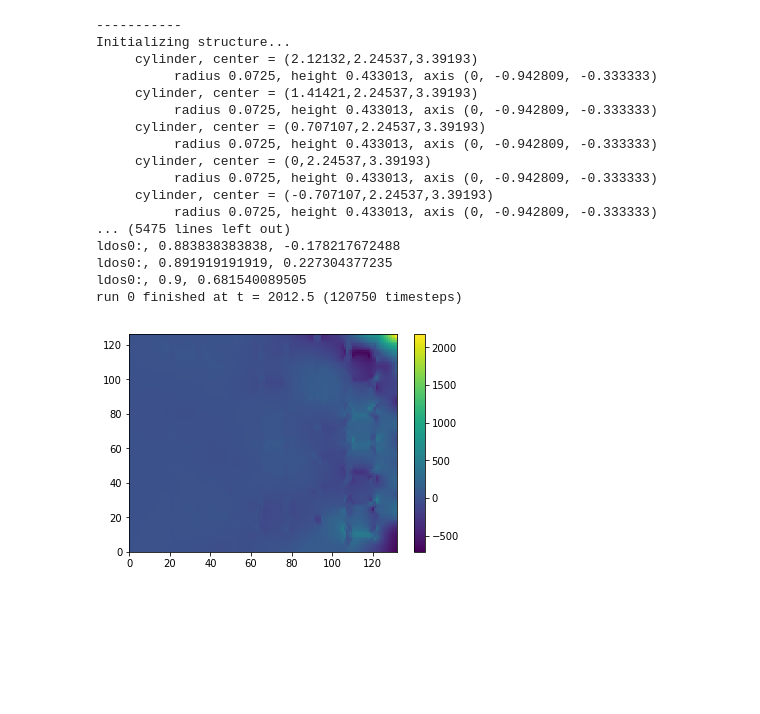
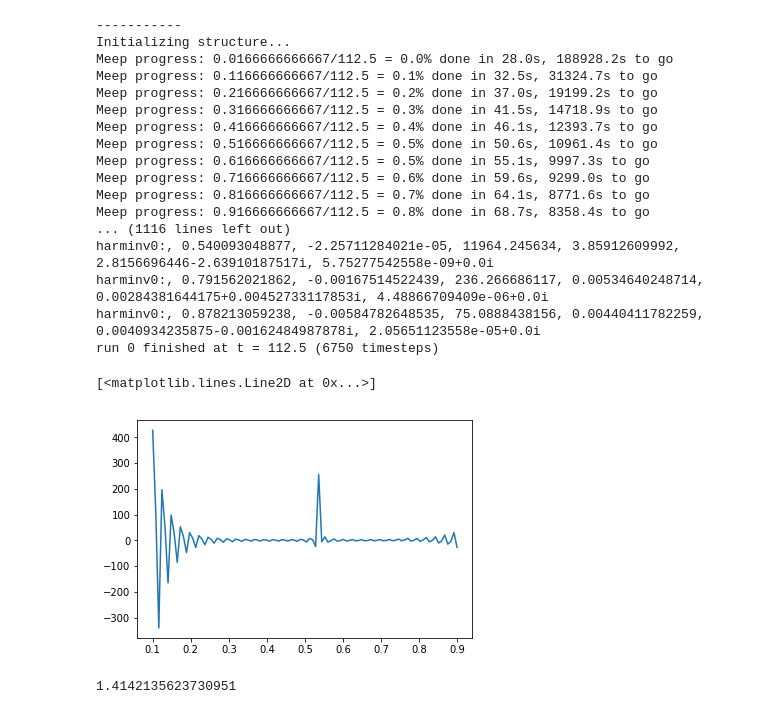
Before and after one commit to WenjieYao/AxionRep, a Jupyter notebook: MeepRun.ipynb, the cells around one changed output. Drawn from its saved outputs; the diff is of its cells as text; code cells hidden in the pictures; blank space fills up the shorter version.

```diff
--- a/MeepRun.ipynb
+++ b/MeepRun.ipynb
@@ -53,7 +53,7 @@ def DiamondLattice(n,r,nx,ny,nz,ax,ay,az):
             mp.Cylinder(center=c4+v5,radius=r, material=m, height=L, axis=c4)]
 
     geometry = mp.geometric_objects_lattice_duplicates(geometry_lattice, geometry, ax,ay,az)
-    #geometry.append([mp.Cylinder(center=c4,radius=r, material=mp.air, height=L, axis=c4)])
+    geometry.append(mp.Cylinder(center=c4,radius=r, material=mp.air, height=L, axis=c4))
     return geometry, geometry_lattice
 # %%
 #supercell size
@@ -69,12 +69,12 @@ az = math.sqrt(3)
 #get the geometry and cell
 geometry,geometry_lattice=DiamondLattice(n,r,nx,ny,nz,ax,ay,az)
 dpml = 1.0
-pad = 1.5
-cell = mp.Vector3(nx*ax+2*(dpml+pad),ny*ay+2*(dpml+pad),0)
+pad = 2.0
+cell = mp.Vector3(nx*ax+2*(dpml+pad),ny*ay+2*(dpml+pad),nz*az+2*(dpml+pad))
 
 resolution = 30
 pml_layers = [mp.PML(dpml)]
-pos = mp.Vector3(0.2,0.1)
+pos = mp.Vector3(0,0,az/7.0)
 
 fcen = 0.5
 df = 0.8
@@ -84,25 +84,31 @@ sim = mp.Simulation(cell_size=cell,
                     boundary_layers=pml_layers,
                     sources=sources,
                     resolution=resolution)
-sim.run(mp.dft_ldos(fcen, df, 100), until_after_sources=2000)
+h = mp.Harminv(mp.Ez, pos, fcen, df)
+sim.run(mp.after_sources(h), until_after_sources=100)
+
+m = h.modes[0]
+f = m.freq
+Q = m.Q
+#sim.run(mp.dft_ldos(fcen, df, 100), until_after_sources=200)
 #sim.run(until=100)
-mp.output_epsilon(sim)
-mp.output_hpwr(sim)
+#mp.output_epsilon(sim)
+#mp.output_hpwr(sim)
 # %% [output]
 -----------
 Initializing structure...
-     cylinder, center = (2.12132,2.24537,3.39193)
-          radius 0.0725, height 0.433013, axis (0, -0.942809, -0.333333)
-     cylinder, center = (1.41421,2.24537,3.39193)
-          radius 0.0725, height 0.433013, axis (0, -0.942809, -0.333333)
-     cylinder, center = (0.707107,2.24537,3.39193)
-          radius 0.0725, height 0.433013, axis (0, -0.942809, -0.333333)
-     cylinder, center = (0,2.24537,3.39193)
-          radius 0.0725, height 0.433013, axis (0, -0.942809, -0.333333)
-     cylinder, center = (-0.707107,2.24537,3.39193)
-          radius 0.0725, height 0.433013, axis (0, -0.942809, -0.333333)
-... (5475 lines left out)
-ldos0:, 0.883838383838, -0.178217672488
-ldos0:, 0.891919191919, 0.227304377235
-ldos0:, 0.9, 0.681540089505
-run 0 finished at t = 2012.5 (120750 timesteps)
+Meep progress: 0.0166666666667/112.5 = 0.0% done in 28.0s, 188928.2s to go
+Meep progress: 0.116666666667/112.5 = 0.1% done in 32.5s, 31324.7s to go
+Meep progress: 0.216666666667/112.5 = 0.2% done in 37.0s, 19199.2s to go
+Meep progress: 0.316666666667/112.5 = 0.3% done in 41.5s, 14718.9s to go
+Meep progress: 0.416666666667/112.5 = 0.4% done in 46.1s, 12393.7s to go
+Meep progress: 0.516666666667/112.5 = 0.5% done in 50.6s, 10961.4s to go
+Meep progress: 0.616666666667/112.5 = 0.5% done in 55.1s, 9997.3s to go
+Meep progress: 0.716666666667/112.5 = 0.6% done in 59.6s, 9299.0s to go
+Meep progress: 0.816666666667/112.5 = 0.7% done in 64.1s, 8771.6s to go
+Meep progress: 0.916666666667/112.5 = 0.8% done in 68.7s, 8358.4s to go
+... (1116 lines left out)
+harminv0:, 0.540093048877, -2.25711284021e-05, 11964.245634, 3.85912609992, 2.8156696446-2.63910187517i, 5.75277542558e-09+0.0i
+harminv0:, 0.791562021862, -0.00167514522439, 236.266686117, 0.00534640248714, 0.00284381644175+0.00452733117853i, 4.48866709409e-06+0.0i
+harminv0:, 0.878213059238, -0.00584782648535, 75.0888438156, 0.00440411782259, 0.0040934235875-0.00162484987878i, 2.05651123558e-05+0.0i
+run 0 finished at t = 112.5 (6750 timesteps)
@@ -108,0 +117,13 @@ run 0 finished at t = 2012.5 (120750 timesteps)
+# %%
+%matplotlib inline
+import numpy as np
+import matplotlib.pyplot as plt
+freqs = np.linspace(0.1,0.9,100)
+plt.plot(freqs,sim.ldos_data)
+# %% [output]
+[<matplotlib.lines.Line2D at 0x...>]
+[figure, added]
+# %%
+12:7:5
+# %% [output]
+1.4142135623730951
@@ -111,8 +141,6 @@ import matplotlib.pyplot as plt
 plt.pcolor(sim.get_array(center=mp.Vector3(0,0,0), size=mp.Vector3(nx*ax,0,nz*az), component=mp.Ez))
 plt.colorbar()
 plt.show()
-# %% [output]
-[figure, removed]
 # %%
 from __future__ import division
 #supercell size
```
Also changed, not shown: parts of 9 cells of this notebook, 6 other files.
